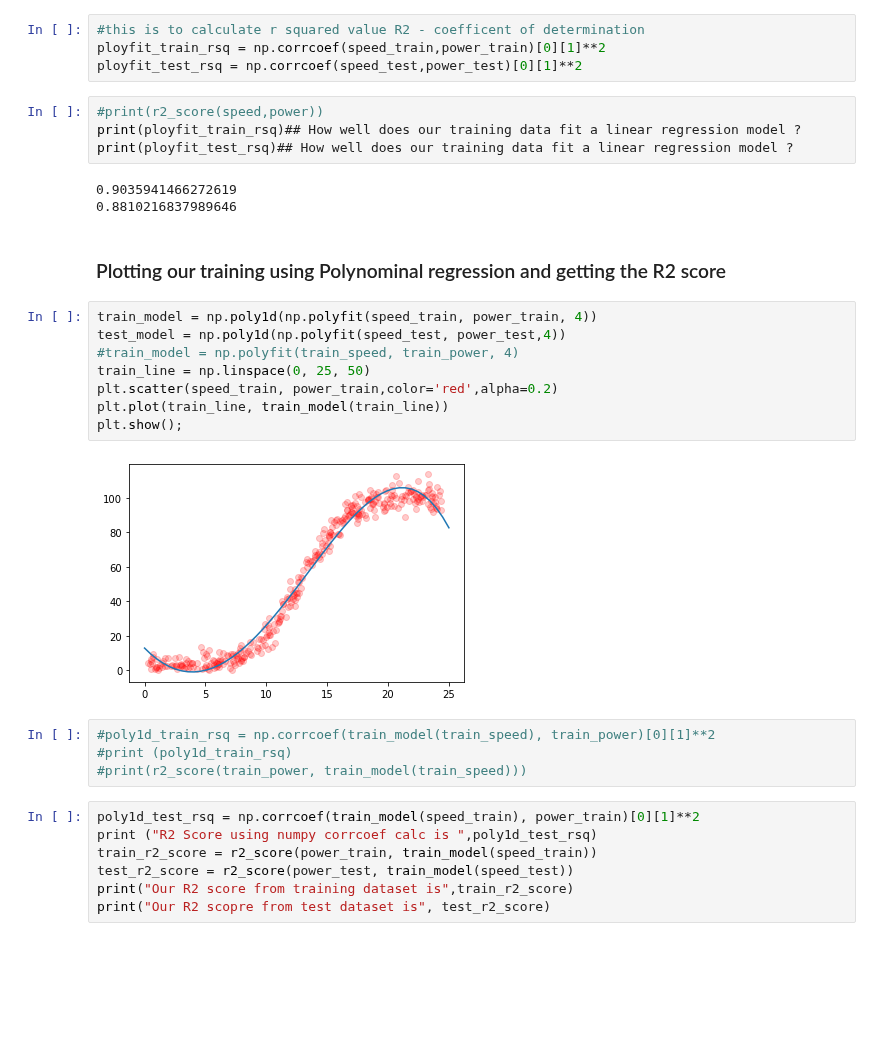
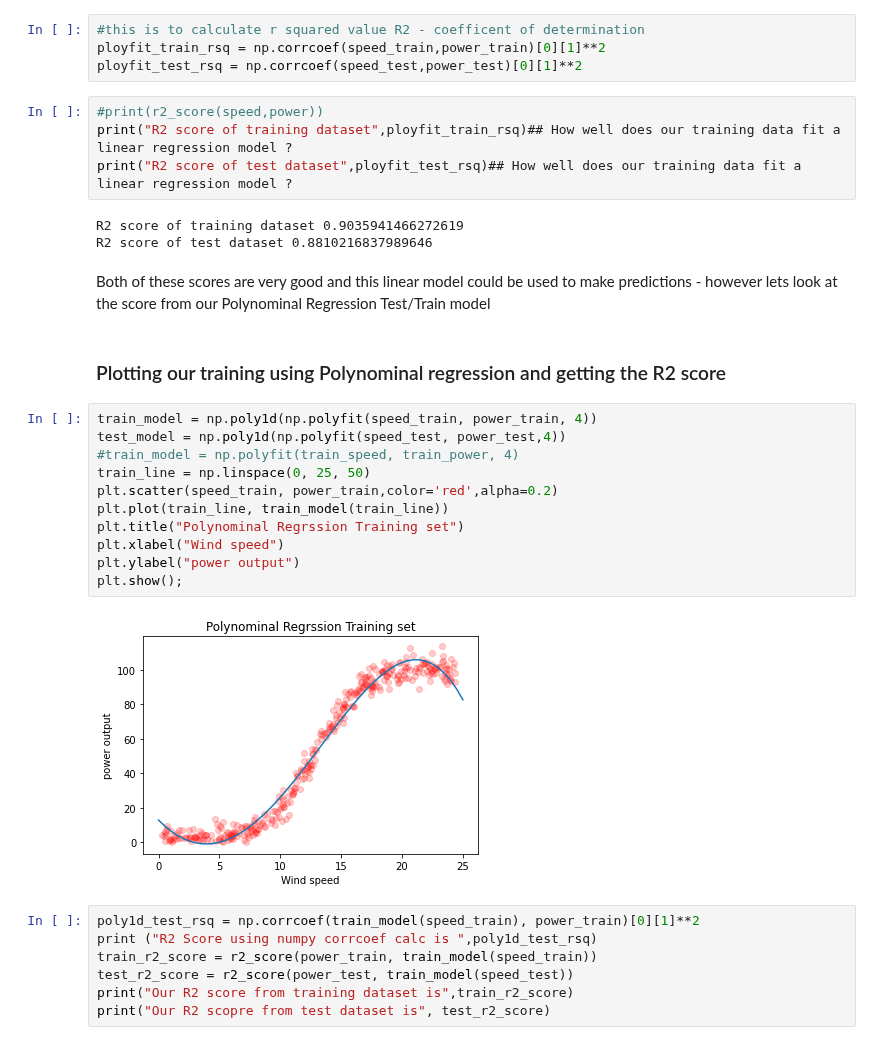
Before and after one commit to brendantipp/sem2_fun_data_analysis_project, a Jupyter notebook: linear_regression.ipynb, the cells around one changed output. Cells and saved outputs as stored; diff of their text form; blank space fills up the shorter version.

Commit message:
tidied up the train /test data and graphs

```diff
--- a/linear_regression.ipynb
+++ b/linear_regression.ipynb
@@ -320,27 +330,28 @@ ployfit_train_rsq = np.corrcoef(speed_train,power_train)[0][1]**2
 ployfit_test_rsq = np.corrcoef(speed_test,power_test)[0][1]**2
 # %%
 #print(r2_score(speed,power))
-print(ployfit_train_rsq)## How well does our training data fit a linear regression model ?
-print(ployfit_test_rsq)## How well does our training data fit a linear regression model ?
+print("R2 score of training dataset",ployfit_train_rsq)## How well does our training data fit a linear regression model ?
+print("R2 score of test dataset",ployfit_test_rsq)## How well does our training data fit a linear regression model ?
 # %% [output]
-0.9035941466272619
-0.8810216837989646
+R2 score of training dataset 0.9035941466272619
+R2 score of test dataset 0.8810216837989646
+# %% [markdown]
+Both of these scores are very good and this linear model could be used to make predictions - however lets look at the score from our Polynominal Regression Test/Train model
 # %% [markdown]
 ### Plotting our training using Polynominal regression and getting the R2 score
 # %%
 train_model = np.poly1d(np.polyfit(speed_train, power_train, 4))
 test_model = np.poly1d(np.polyfit(speed_test, power_test,4))
 #train_model = np.polyfit(train_speed, train_power, 4)
 train_line = np.linspace(0, 25, 50)
 plt.scatter(speed_train, power_train,color='red',alpha=0.2)
 plt.plot(train_line, train_model(train_line))
+plt.title("Polynominal Regrssion Training set")
+plt.xlabel("Wind speed")
+plt.ylabel("power output")
 plt.show();
 # %% [output]
-[figure, old version]
+[figure, new version]
-# %%
-#poly1d_train_rsq = np.corrcoef(train_model(train_speed), train_power)[0][1]**2
-#print (poly1d_train_rsq)
-#print(r2_score(train_power, train_model(train_speed)))
 # %%
 poly1d_test_rsq = np.corrcoef(train_model(speed_train), power_train)[0][1]**2
 print ("R2 Score using numpy corrcoef calc is ",poly1d_test_rsq)
```
Also changed, not shown: parts of 18 cells of this notebook.
